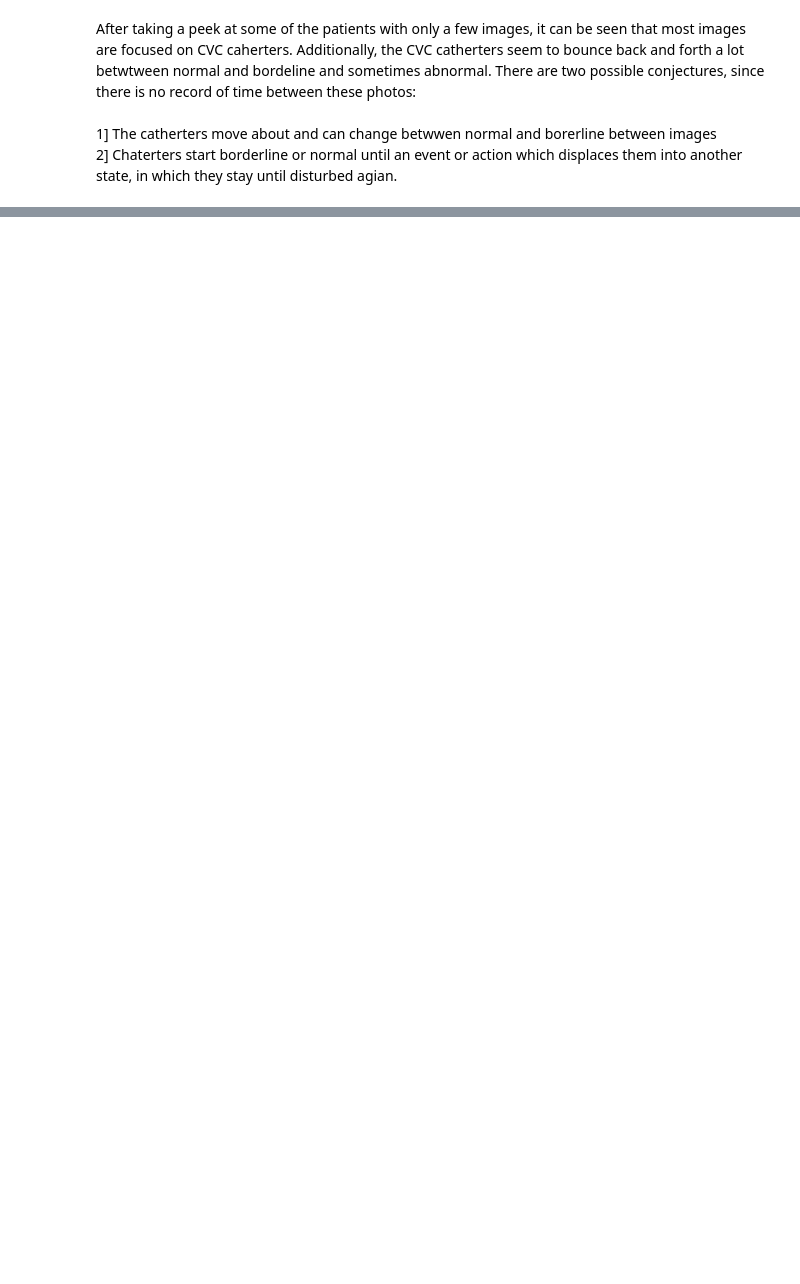
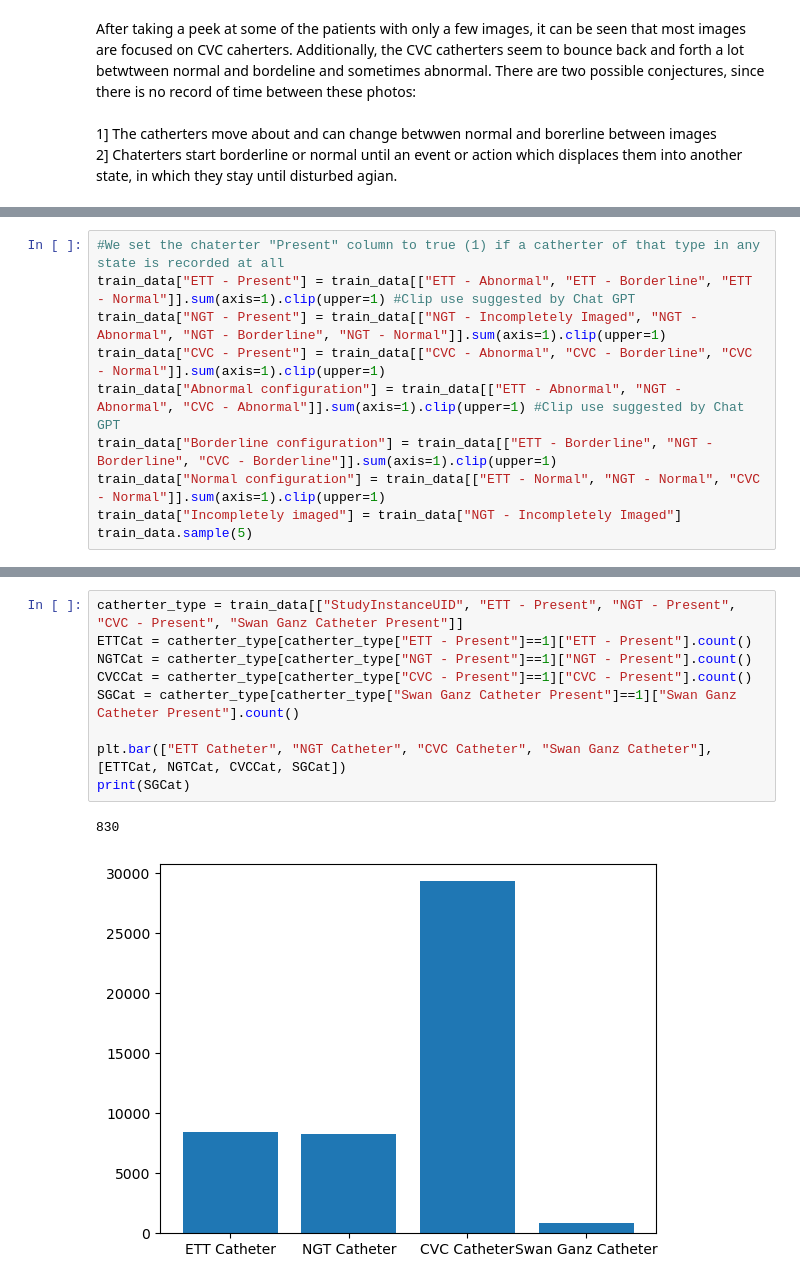
Before and after one commit to Ethan3491/ADS2002-Project, a Jupyter notebook: Russell EDA.ipynb, the cells around one changed output, grey strips where cells are left out. Cells and saved outputs as stored; diff of their text form; blank space fills up the shorter version.

```diff
--- a/Russell EDA.ipynb
+++ b/Russell EDA.ipynb
@@ -202,0 +209,10 @@ After taking a peek at some of the patients with only a few images, it can be se
+# %%
+#We set the chaterter "Present" column to true (1) if a catherter of that type in any state is recorded at all
+train_data["ETT - Present"] = train_data[["ETT - Abnormal", "ETT - Borderline", "ETT - Normal"]].sum(axis=1).clip(upper=1) #Clip use suggested by Chat GPT
+train_data["NGT - Present"] = train_data[["NGT - Incompletely Imaged", "NGT - Abnormal", "NGT - Borderline", "NGT - Normal"]].sum(axis=1).clip(upper=1)
+train_data["CVC - Present"] = train_data[["CVC - Abnormal", "CVC - Borderline", "CVC - Normal"]].sum(axis=1).clip(upper=1)
+train_data["Abnormal configuration"] = train_data[["ETT - Abnormal", "NGT - Abnormal", "CVC - Abnormal"]].sum(axis=1).clip(upper=1) #Clip use suggested by Chat GPT
+train_data["Borderline configuration"] = train_data[["ETT - Borderline", "NGT - Borderline", "CVC - Borderline"]].sum(axis=1).clip(upper=1)
+train_data["Normal configuration"] = train_data[["ETT - Normal", "NGT - Normal", "CVC - Normal"]].sum(axis=1).clip(upper=1)
+train_data["Incompletely imaged"] = train_data["NGT - Incompletely Imaged"]
+train_data.sample(5)
@@ -202,0 +226,12 @@ After taking a peek at some of the patients with only a few images, it can be se
+# %%
+catherter_type = train_data[["StudyInstanceUID", "ETT - Present", "NGT - Present", "CVC - Present", "Swan Ganz Catheter Present"]]
+ETTCat = catherter_type[catherter_type["ETT - Present"]==1]["ETT - Present"].count()
+NGTCat = catherter_type[catherter_type["NGT - Present"]==1]["NGT - Present"].count()
+CVCCat = catherter_type[catherter_type["CVC - Present"]==1]["CVC - Present"].count()
+SGCat = catherter_type[catherter_type["Swan Ganz Catheter Present"]==1]["Swan Ganz Catheter Present"].count()
+
+plt.bar(["ETT Catheter", "NGT Catheter", "CVC Catheter", "Swan Ganz Catheter"], [ETTCat, NGTCat, CVCCat, SGCat])
+print(SGCat)
+# %% [output]
+830
+[figure, added]
```
Also changed, not shown: parts of 13 cells of this notebook.
